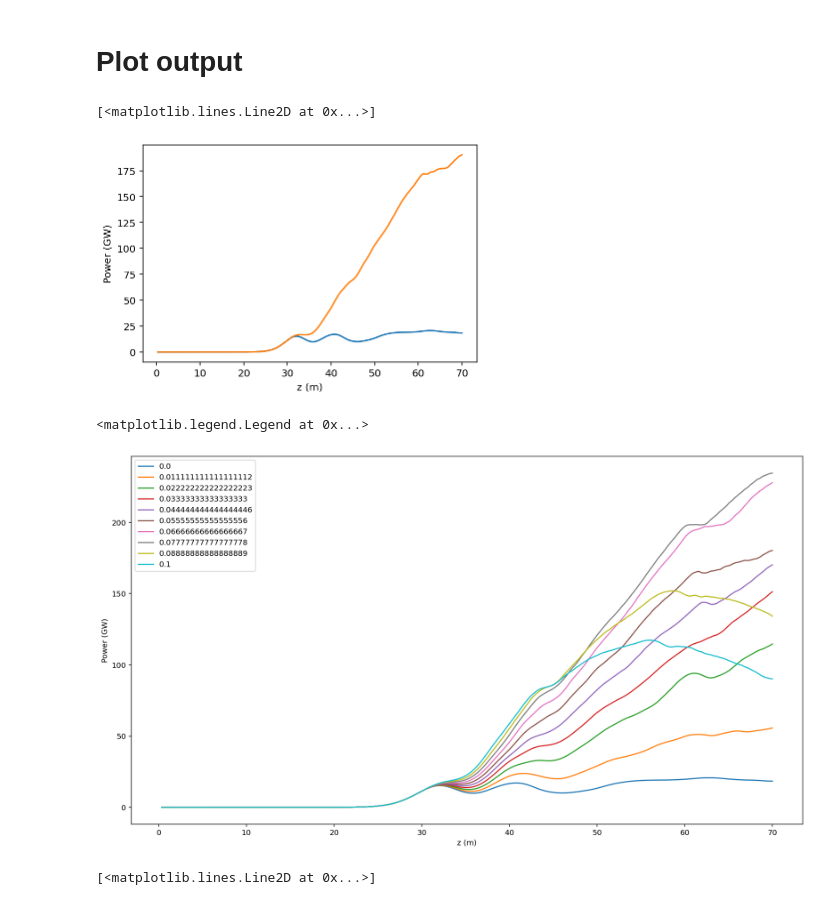
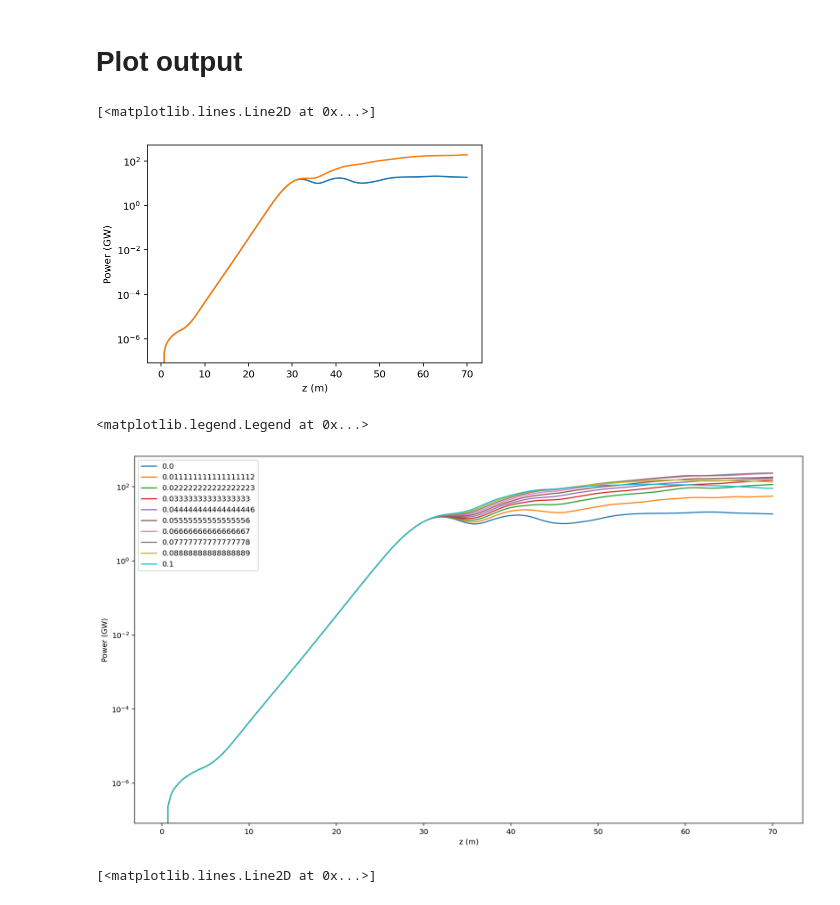
Before and after one commit to slaclab/zfel, a Jupyter notebook: examples/taper.ipynb, the cells around one changed output. Drawn from its saved outputs; the diff is of its cells as text; code cells hidden in the pictures.

```diff
--- a/examples/taper.ipynb
+++ b/examples/taper.ipynb
@@ -72,9 +72,10 @@ def taper_output(unduK):
                 'emitN':emitN,'currentMax':currentMax,'beta':beta,'unduPeriod':unduPeriod,'unduK':unduK,'unduL':\
                     unduL,'radWavelength':radWavelength,'dEdz':dEdz,'iopt':iopt,'P0':P0,'constseed':constseed,'particle_position':particle_position,'hist_rule':hist_rule}
 
-    z,power_z,s,power_s,rho,detune,field,\
-        field_s,gainLength,resWavelength,\
-        thet_out,gam_out,bunching,spectrum,freq,Ns,history=sase1d_input_part.sase(inp_struct)
+    output = sase1d_input_part.sase(inp_struct)
+
+    z = output['history']['z']
+    power_z = output['history']['power_z']
 
     return z,power_z
 # %% [markdown]
@@ -110,12 +111,12 @@ Wall time: 7.47 s
 # %%
 plt.xlabel('z (m)')
 plt.ylabel('Power (GW)')
-#plt.yscale('log')
+plt.yscale('log')
 plt.plot(z,power0/1e9)
 plt.plot(z,power1/1e9)
 # %% [output]
 [<matplotlib.lines.Line2D at 0x...>]
-[figure, old version]
+[figure, new version]
 # %%
 def run_taper(a):
     out = {}
@@ -128,17 +129,17 @@ results = [run_taper(a) for a in np.linspace(0, .1, 10)]
 # %%
 fig, ax = plt.subplots(figsize=(16,9))
 
 ax.set_xlabel('z (m)')
 ax.set_ylabel('Power (GW)')
 for res in results:
 
     ax.plot(res['z'], res['power']/1e9, label=res['a'])
 
-#ax.set_yscale('log')
+ax.set_yscale('log')
 ax.legend()
 # %% [output]
 <matplotlib.legend.Legend at 0x...>
-[figure, old version]
+[figure, new version]
 # %%
 plt.ylabel('K')
 plt.xlabel('z (m)')
```
Also changed, not shown: parts of 2 cells of this notebook, 4 other files.
